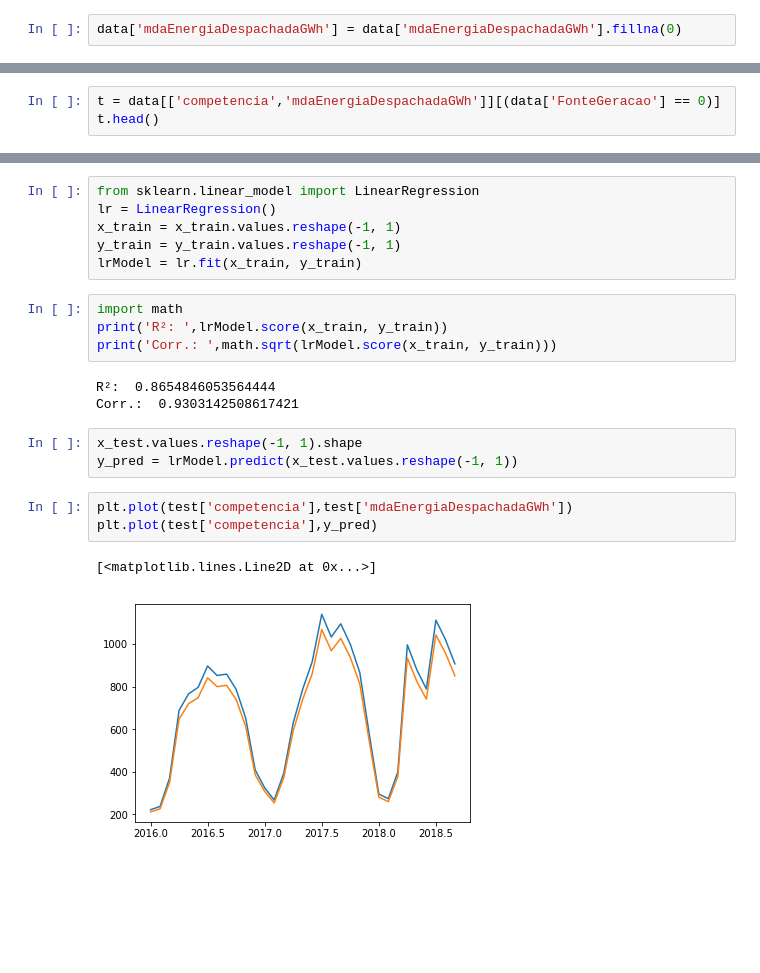
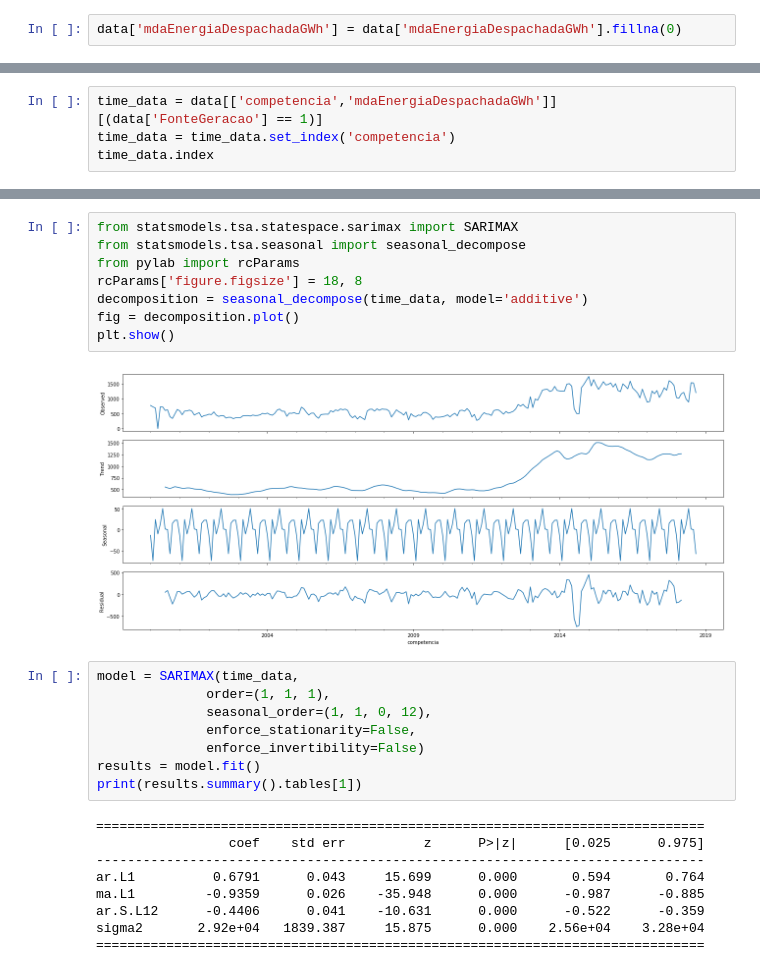
Before and after one commit to shanti/ml-projects-0318, a Jupyter notebook: PowerData/PowerData.ipynb, the cells around one changed output, grey strips where cells are left out. Saved outputs shown, nothing was run; the diff lists cells and outputs as text; blank space fills up the shorter version.

Commit message:
Updated with final Time Series analysis.

```diff
--- a/PowerData/PowerData.ipynb
+++ b/PowerData/PowerData.ipynb
@@ -152,4 +142,5 @@ ax = plot_heatmap(10, data)
 # %%
-t = data[['competencia','mdaEnergiaDespachadaGWh']][(data['FonteGeracao'] == 0)]
-t.head()
+time_data = data[['competencia','mdaEnergiaDespachadaGWh']][(data['FonteGeracao'] == 1)]
+time_data = time_data.set_index('competencia')
+time_data.index
 # %% [output]
@@ -197,22 +165,27 @@ Name: mdaEnergiaDespachadaGWh + 1, dtype: float64
-# %%
-from sklearn.linear_model import LinearRegression
-lr = LinearRegression()
-x_train = x_train.values.reshape(-1, 1)
-y_train = y_train.values.reshape(-1, 1)
-lrModel = lr.fit(x_train, y_train)
-# %%
-import math
-print('R²: ',lrModel.score(x_train, y_train))
-print('Corr.: ',math.sqrt(lrModel.score(x_train, y_train)))
-# %% [output]
-R²:  0.8654846053564444
-Corr.:  0.9303142508617421
-# %%
-x_test.values.reshape(-1, 1).shape
-y_pred = lrModel.predict(x_test.values.reshape(-1, 1))
-# %%
-plt.plot(test['competencia'],test['mdaEnergiaDespachadaGWh'])
-plt.plot(test['competencia'],y_pred)
-# %% [output]
-[<matplotlib.lines.Line2D at 0x...>]
-[figure, removed]
+# %%
+from statsmodels.tsa.statespace.sarimax import SARIMAX
+from statsmodels.tsa.seasonal import seasonal_decompose
+from pylab import rcParams
+rcParams['figure.figsize'] = 18, 8
+decomposition = seasonal_decompose(time_data, model='additive')
+fig = decomposition.plot()
+plt.show()
+# %% [output]
+[figure, added]
+# %%
+model = SARIMAX(time_data,
+              order=(1, 1, 1),
+              seasonal_order=(1, 1, 0, 12),
+              enforce_stationarity=False,
+              enforce_invertibility=False)
+results = model.fit()
+print(results.summary().tables[1])
+# %% [output]
+==============================================================================
+                 coef    std err          z      P>|z|      [0.025      0.975]
+------------------------------------------------------------------------------
+ar.L1          0.6791      0.043     15.699      0.000       0.594       0.764
+ma.L1         -0.9359      0.026    -35.948      0.000      -0.987      -0.885
+ar.S.L12      -0.4406      0.041    -10.631      0.000      -0.522      -0.359
+sigma2       2.92e+04   1839.387     15.875      0.000    2.56e+04    3.28e+04
+==============================================================================
```
Also changed, not shown: parts of 15 cells of this notebook, 1 other file.
